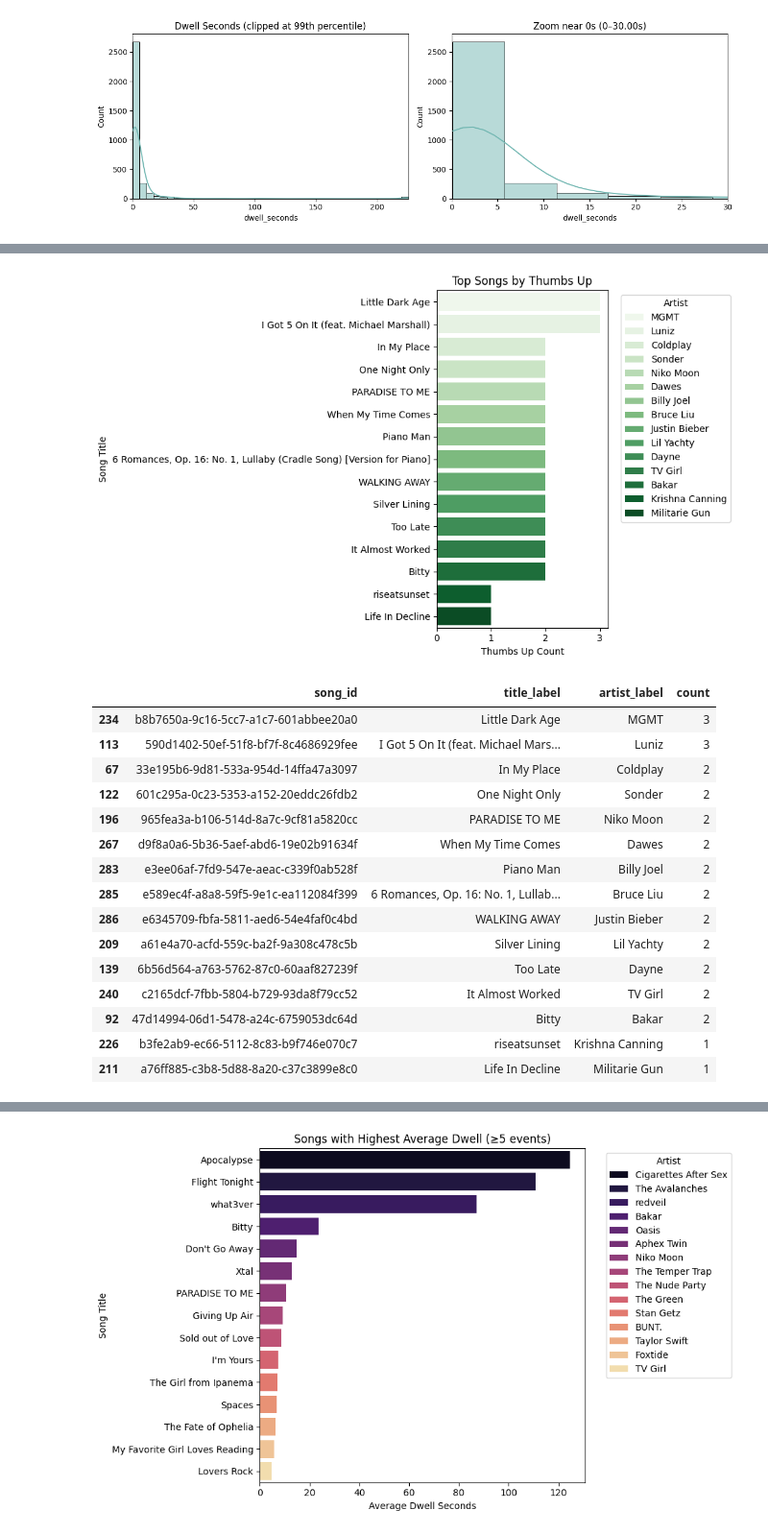
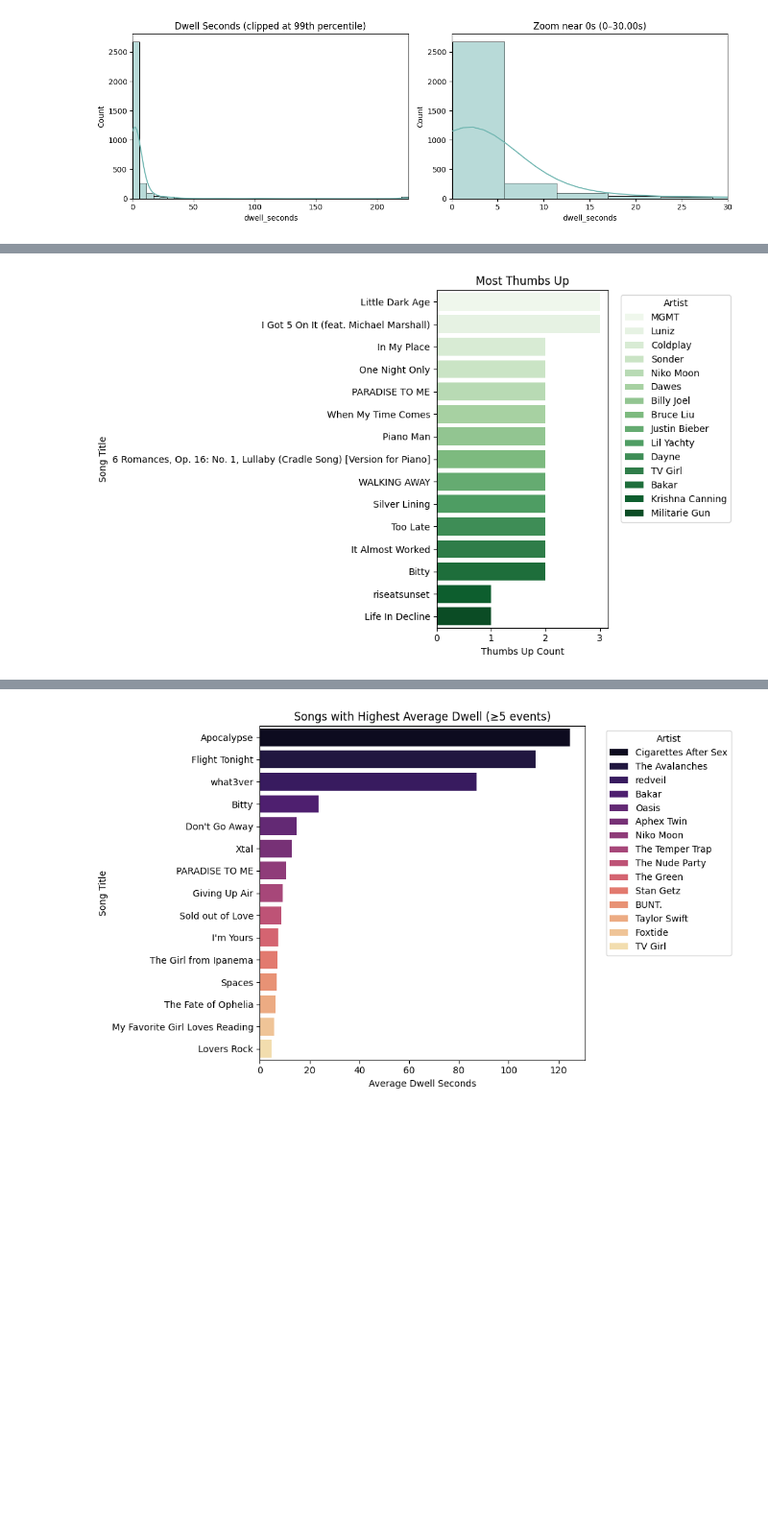
Before and after one commit to jackdpond/snare_algo, a Jupyter notebook: algo.ipynb, the cells around one changed output, grey strips where cells are left out. Shown at 96% size. Drawn from its saved outputs; the diff is of its cells as text; code cells hidden in the pictures; blank space fills up the shorter version.

```diff
--- a/algo.ipynb
+++ b/algo.ipynb
@@ -286,36 +237,18 @@ TOP_N = 15
 # %%
 # Top songs by thumbs up
 flag_up = reels_only['rating'].astype(str).str.lower().eq('thumbs_up') if 'rating' in reels_only.columns else pd.Series(False, index=reels_only.index)
 thumbs_up_top = top_flag_counts(reels_only, flag_up, TOP_N)
 
 plt.figure(figsize=(10, 6))
 sns.barplot(data=thumbs_up_top, y='title_label', x='count', hue='artist_label', dodge=False, palette='Greens')
-plt.title('Top Songs by Thumbs Up')
+plt.title('Most Thumbs Up')
 plt.xlabel('Thumbs Up Count')
 plt.ylabel('Song Title')
-plt.legend(title='Artist', bbox_to_anchor=(1.05, 1), loc='upper left')
+plt.legend(title='Artist', bbox_to_anchor=(1.05, 1))
 plt.tight_layout()
 plt.show()
-
-thumbs_up_top
 # %% [output]
-[figure, old version]
+[figure, new version]
-|  | song_id | title_label | artist_label | count |
-| 234 | b8b7650a-9c16-5cc7-a1c7-601abbee20a0 | Little Dark Age | MGMT | 3 |
-| 113 | 590d1402-50ef-51f8-bf7f-8c4686929fee | I Got 5 On It (feat. Michael Mars... | Luniz | 3 |
-| 67 | 33e195b6-9d81-533a-954d-14ffa47a3097 | In My Place | Coldplay | 2 |
-| 122 | 601c295a-0c23-5353-a152-20eddc26fdb2 | One Night Only | Sonder | 2 |
-| 196 | 965fea3a-b106-514d-8a7c-9cf81a5820cc | PARADISE TO ME | Niko Moon | 2 |
-| 267 | d9f8a0a6-5b36-5aef-abd6-19e02b91634f | When My Time Comes | Dawes | 2 |
-| 283 | e3ee06af-7fd9-547e-aeac-c339f0ab528f | Piano Man | Billy Joel | 2 |
-| 285 | e589ec4f-a8a8-59f5-9e1c-ea112084f399 | 6 Romances, Op. 16: No. 1, Lullab... | Bruce Liu | 2 |
-| 286 | e6345709-fbfa-5811-aed6-54e4faf0c4bd | WALKING AWAY | Justin Bieber | 2 |
-| 209 | a61e4a70-acfd-559c-ba2f-9a308c478c5b | Silver Lining | Lil Yachty | 2 |
-| 139 | 6b56d564-a763-5762-87c0-60aaf827239f | Too Late | Dayne | 2 |
-| 240 | c2165dcf-7fbb-5804-b729-93da8f79cc52 | It Almost Worked | TV Girl | 2 |
-| 92 | 47d14994-06d1-5478-a24c-6759053dc64d | Bitty | Bakar | 2 |
-| 226 | b3fe2ab9-ec66-5112-8c83-b9f746e070c7 | riseatsunset | Krishna Canning | 1 |
-| 211 | a76ff885-c3b8-5d88-8a20-c37c3899e8c0 | Life In Decline | Militarie Gun | 1 |
 # %%
 # Top songs by thumbs down
 flag_down = reels_only['rating'].astype(str).str.lower().eq('thumbs_down') if 'rating' in reels_only.columns else pd.Series(False, index=reels_only.index)
```
Also changed, not shown: parts of 12 cells of this notebook.
